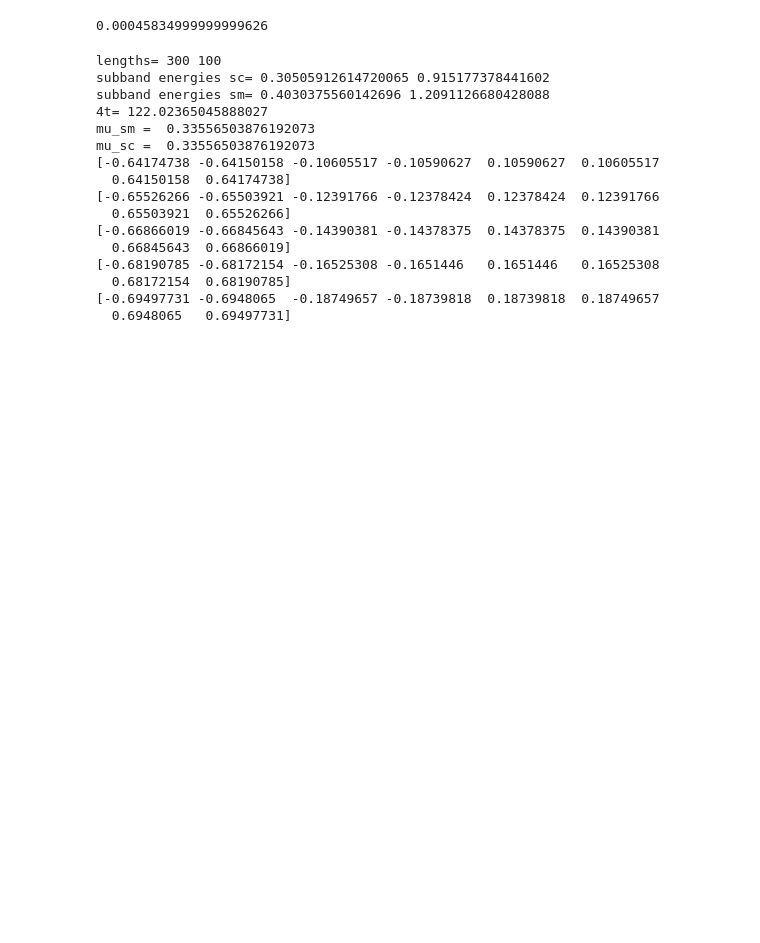
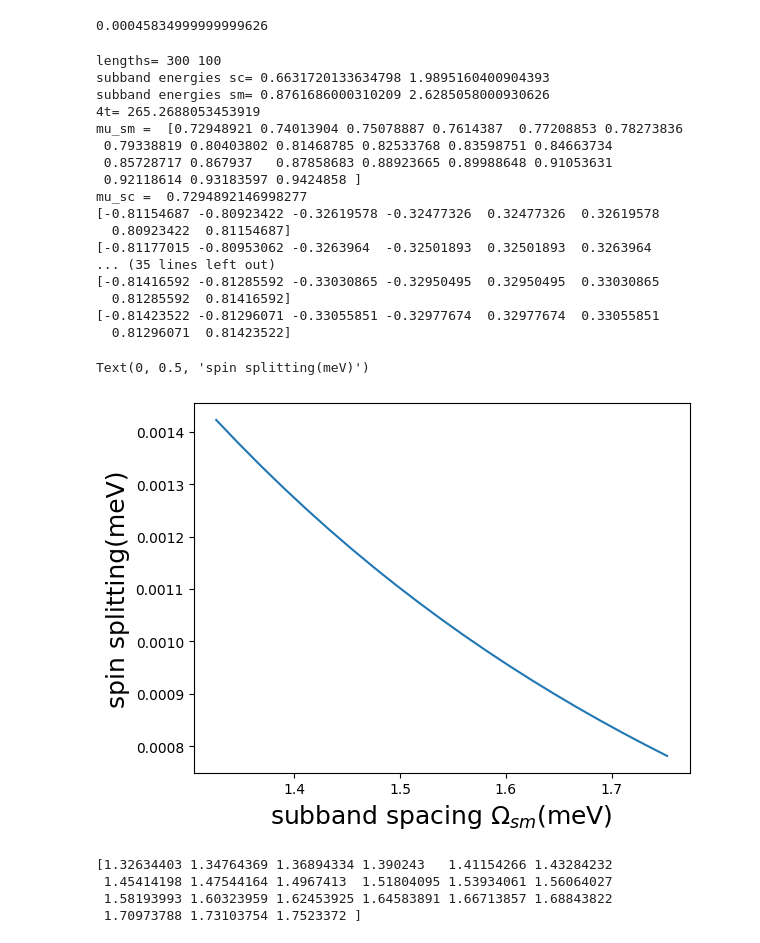
Before and after one commit to deeproots08/Spin_Splitting_Ge_ABS, a Jupyter notebook: disorder_charge_trap/linear_different_sho_Freq.ipynb, the cells around one changed output. Cells and saved outputs as stored; diff of their text form; code cells hidden in the pictures; blank space fills up the shorter version.

```diff
--- a/disorder_charge_trap/linear_different_sho_Freq.ipynb
+++ b/disorder_charge_trap/linear_different_sho_Freq.ipynb
@@ -96,7 +96,7 @@ class Minimal_Model_diff_omega(twoD_Minimal_Model):
 
         return M
 
-    def H_same_spin(self, x_ct= 0, y_ct=0, z_ct=50, z_im=50.2, z_qw=0, dis_mag=0, uncorr_var=1, lmbda=0, seed=None, kx=0, ky=0):
+    def H_same_spin(self, x_ct= 0, y_ct=0, z_ct=50, z_im=50.2, z_qw=0, f_ct=0, dis_mag=0, uncorr_var=1, lmbda=0, seed=None, kx=0, ky=0):
 
         #print('H same spin overided')
 
@@ -365,14 +364,11 @@ print('4t=', 4*hbm/AX**2/MEFF_SM)
 
 MU_SC =   OMEGA_const/2 +OMEGA_const/20  # in between two subbands - such that we get two abs prferably
 #MU_SM =   OMEGA_sm/2 +OMEGA_sm/10  # in between two subbands - such that we get two abs prferably
-MU_SM = MU_SC
+MU_SM = OMEGA_sm_array/2 + OMEGA_const/20
 
-
-print('mu_sm = ', MU_SM)
+print('mu_sm = ', MU_SM )
 
 print('mu_sc = ', MU_SC)
-
-
 
 UNCORR_VAR = 0  ### uncorrelated variance of disorder
 LMBDA = 0
@@ -384,7 +380,7 @@ for i in range(OMEGA_sm_array.shape[0]):
 
     OMEGA = np.concatenate((np.ones(NSC)*OMEGA_const, np.ones(NSM)*OMEGA_sm_array[i], np.ones(NSC)*OMEGA_const))
 
-    ModCT = Minimal_Model_diff_omega(NTOT, NSM, NSC, M, AX, AY, OMEGA, ALPHAT, DELTA, MEFF_SC, MEFF_SM, MU_SC, MU_SM)
+    ModCT = Minimal_Model_diff_omega(NTOT, NSM, NSC, M, AX, AY, OMEGA, ALPHAT, DELTA, MEFF_SC, MEFF_SM, MU_SC, MU_SM[i])
 
     H = ModCT.H_sys(PHI, 'li')
 
@@ -399,20 +395,38 @@ for i in range(OMEGA_sm_array.shape[0]):
     print(Es)
 
     #print(H.shape)
+
+
+np.save("linear_E_vs_omega_sm_mu_const_wrt_first_sm_subband.npy", Ep)
 # %% [output]
 lengths= 300 100
-subband energies sc= 0.30505912614720065 0.915177378441602
-subband energies sm= 0.4030375560142696 1.2091126680428088
-4t= 122.02365045888027
-mu_sm =  0.33556503876192073
-mu_sc =  0.33556503876192073
-[-0.64174738 -0.64150158 -0.10605517 -0.10590627  0.10590627  0.10605517
-  0.64150158  0.64174738]
-[-0.65526266 -0.65503921 -0.12391766 -0.12378424  0.12378424  0.12391766
-  0.65503921  0.65526266]
-[-0.66866019 -0.66845643 -0.14390381 -0.14378375  0.14378375  0.14390381
-  0.66845643  0.66866019]
-[-0.68190785 -0.68172154 -0.16525308 -0.1651446   0.1651446   0.16525308
-  0.68172154  0.68190785]
-[-0.69497731 -0.6948065  -0.18749657 -0.18739818  0.18739818  0.18749657
-  0.6948065   0.69497731]
+subband energies sc= 0.6631720133634798 1.9895160400904393
+subband energies sm= 0.8761686000310209 2.6285058000930626
+4t= 265.2688053453919
+mu_sm =  [0.72948921 0.74013904 0.75078887 0.7614387  0.77208853 0.78273836
+ 0.79338819 0.80403802 0.81468785 0.82533768 0.83598751 0.84663734
+ 0.85728717 0.867937   0.87858683 0.88923665 0.89988648 0.91053631
+ 0.92118614 0.93183597 0.9424858 ]
+mu_sc =  0.7294892146998277
+[-0.81154687 -0.80923422 -0.32619578 -0.32477326  0.32477326  0.32619578
+  0.80923422  0.81154687]
+[-0.81177015 -0.80953062 -0.3263964  -0.32501893  0.32501893  0.3263964
+... (35 lines left out)
+[-0.81416592 -0.81285592 -0.33030865 -0.32950495  0.32950495  0.33030865
+  0.81285592  0.81416592]
+[-0.81423522 -0.81296071 -0.33055851 -0.32977674  0.32977674  0.33055851
+  0.81296071  0.81423522]
+# %%
+plt.plot(OMEGA_sm_array, Ep[:,K_NUM//2+1]-Ep[:, K_NUM//2])
+plt.xlabel(r"subband spacing $\Omega_{sm}$(meV)", fontsize=18)
+plt.ylabel("spin splitting(meV)", fontsize=18)
+# %% [output]
+Text(0, 0.5, 'spin splitting(meV)')
+[figure, added]
+# %%
+print(OMEGA_sm_array)
+# %% [output]
+[1.32634403 1.34764369 1.36894334 1.390243   1.41154266 1.43284232
+ 1.45414198 1.47544164 1.4967413  1.51804095 1.53934061 1.56064027
+ 1.58193993 1.60323959 1.62453925 1.64583891 1.66713857 1.68843822
+ 1.70973788 1.73103754 1.7523372 ]
```
Also changed, not shown: parts of 3 cells of this notebook.
